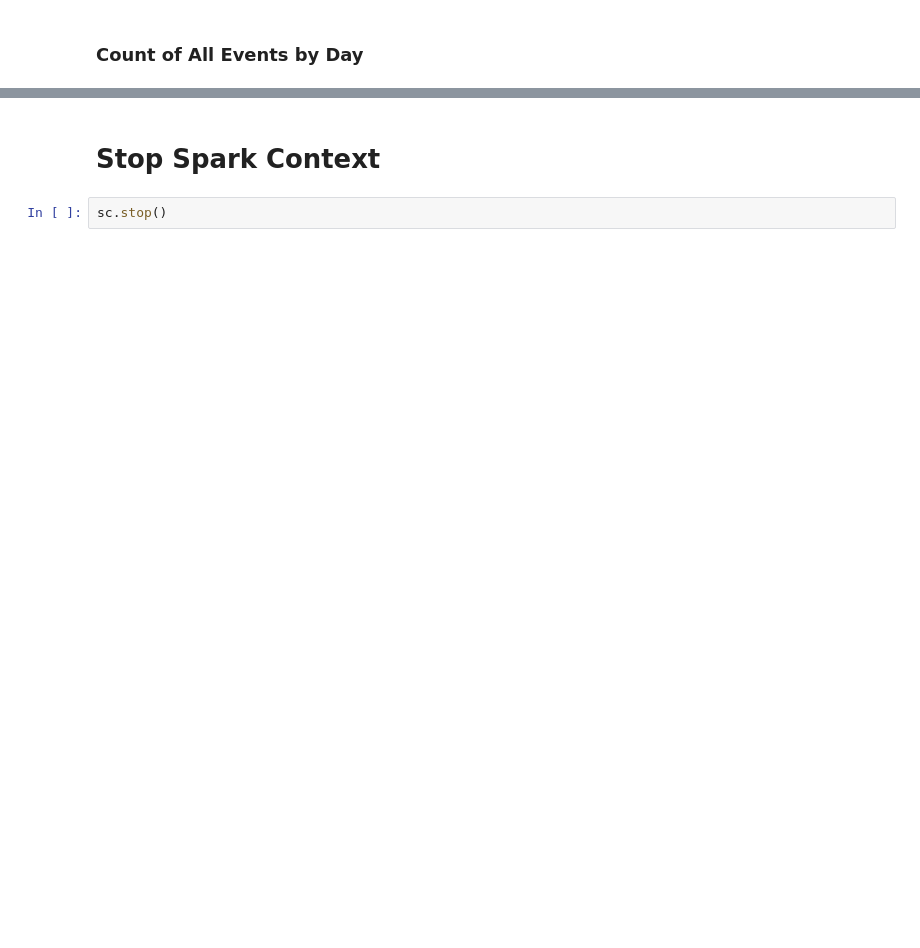
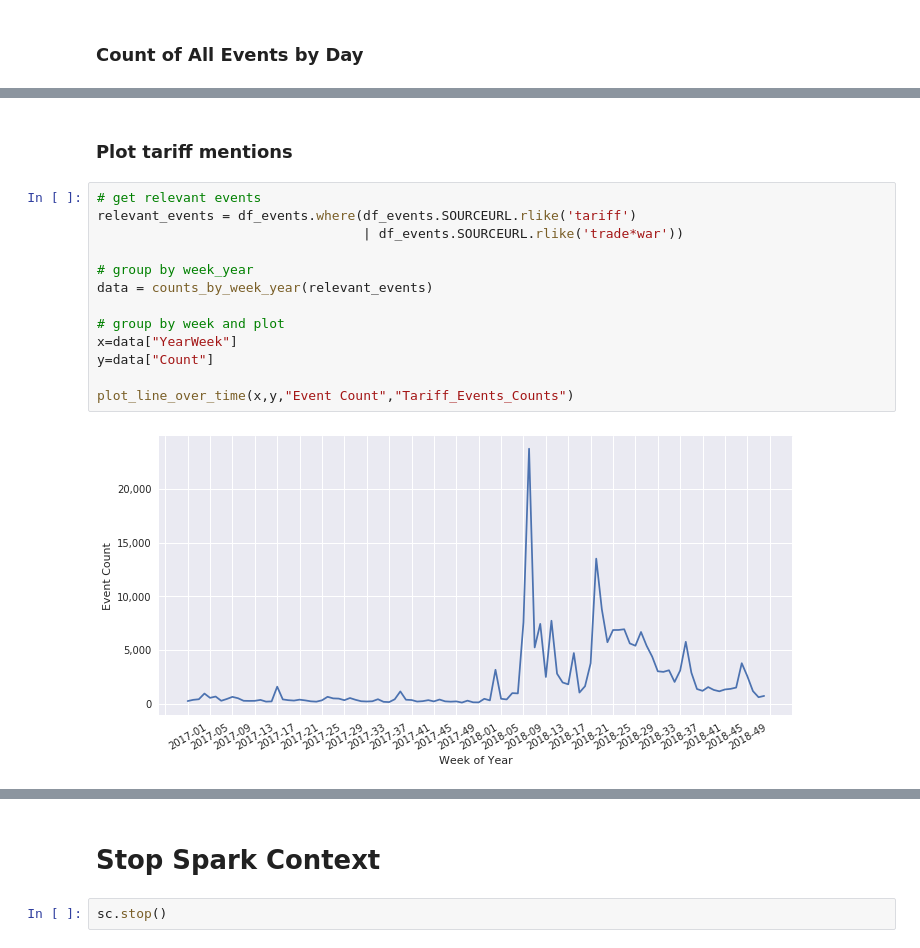
Before and after one commit to Rileypj1/BigDataProject, a Jupyter notebook: Mike - EDA - Events.ipynb, the cells around one changed output, grey strips where cells are left out. Drawn from its saved outputs; the diff is of its cells as text; blank space fills up the shorter version.

```diff
--- a/Mike - EDA - Events.ipynb
+++ b/Mike - EDA - Events.ipynb
@@ -131,0 +196,17 @@ sns.lineplot(data=data, x="YearWeek", y="Count")
+# %% [markdown]
+### Plot tariff mentions
+# %%
+# get relevant events
+relevant_events = df_events.where(df_events.SOURCEURL.rlike('tariff')
+                                  | df_events.SOURCEURL.rlike('trade*war'))
+
+# group by week_year
+data = counts_by_week_year(relevant_events)
+
+# group by week and plot
+x=data["YearWeek"]
+y=data["Count"]
+
+plot_line_over_time(x,y,"Event Count","Tariff_Events_Counts")
+# %% [output]
+[figure, added]
```
Also changed, not shown: parts of 14 cells of this notebook, 6 other files.
